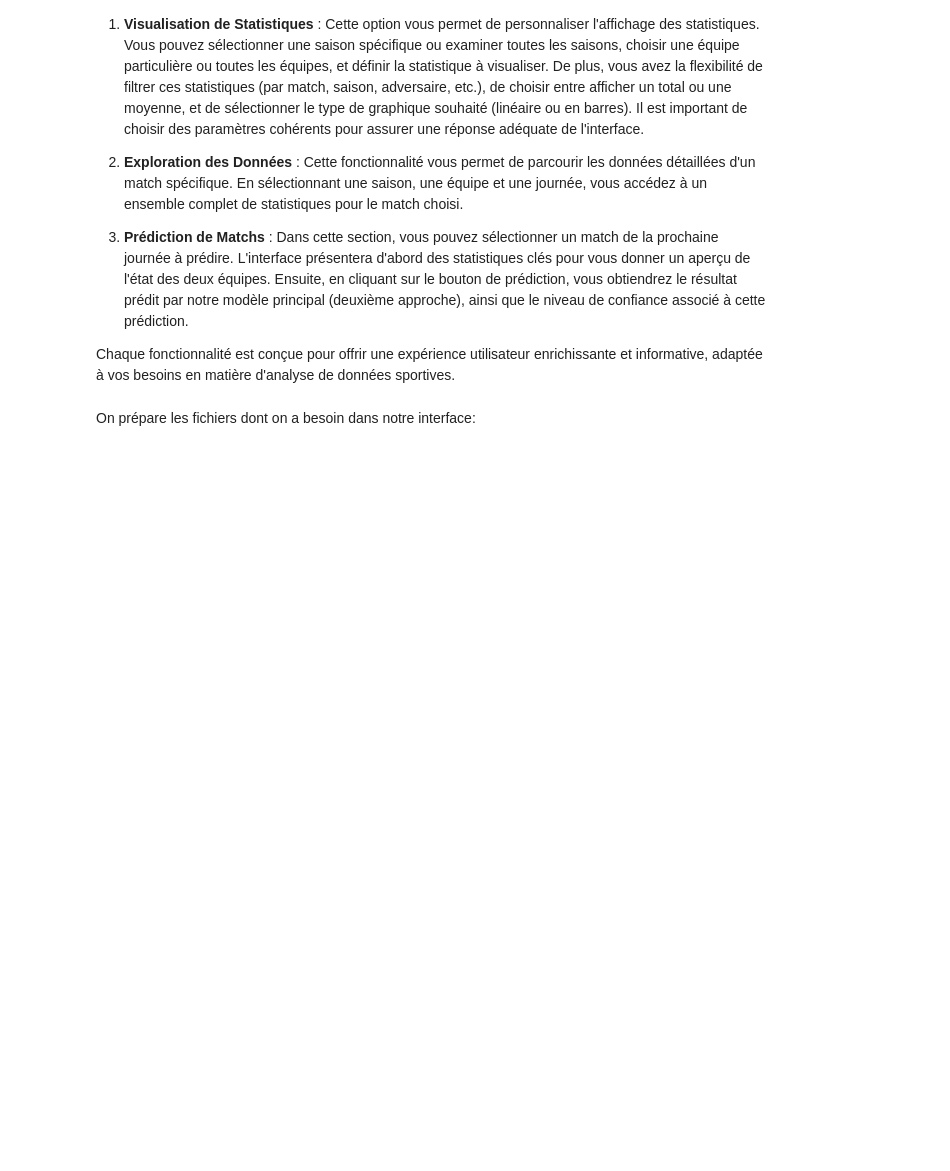
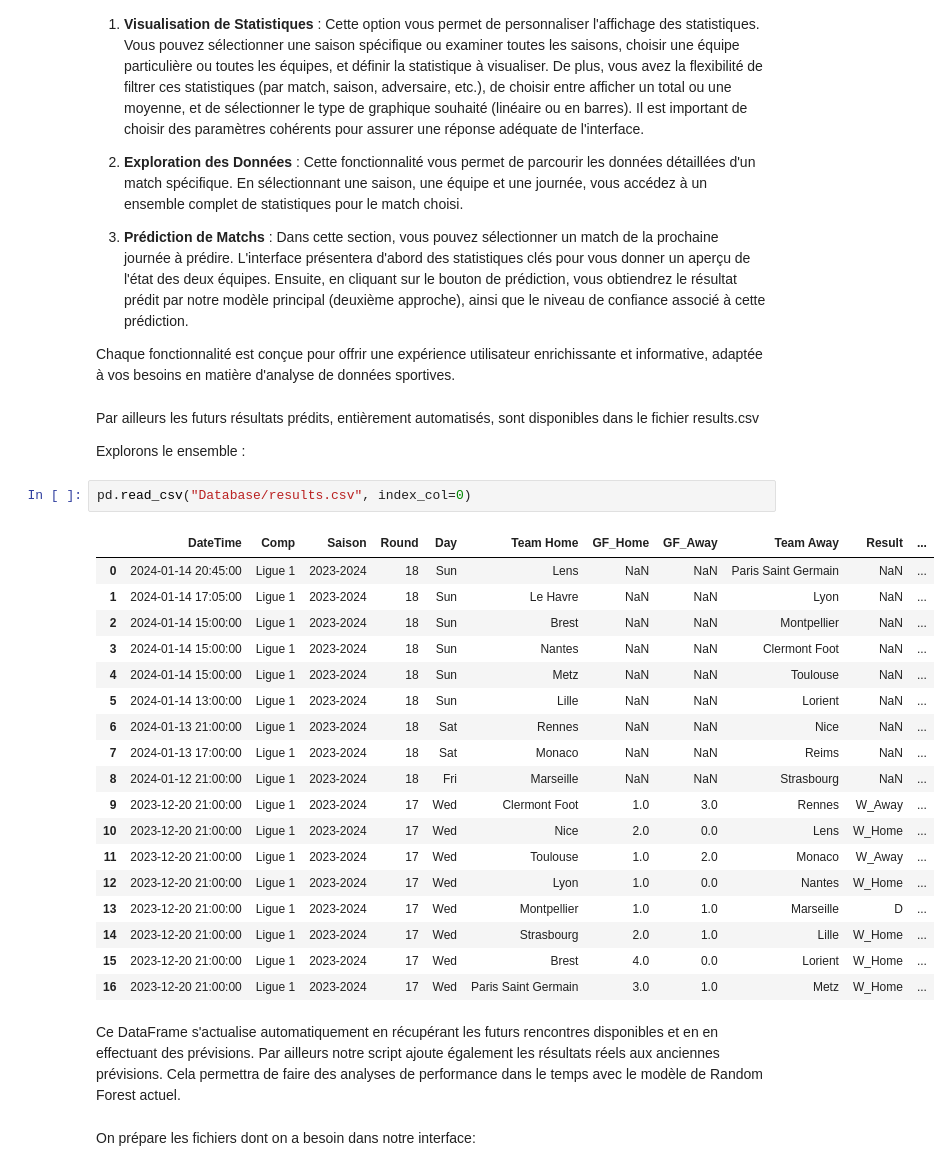
Before and after one commit to alexandreviard/Ligue1Predictor, a Jupyter notebook: Rapport_projet_python.ipynb, the cells around one changed output. Cells and saved outputs as stored; diff of their text form; blank space fills up the shorter version.

```diff
--- a/Rapport_projet_python.ipynb
+++ b/Rapport_projet_python.ipynb
@@ -741,6 +1075,33 @@ Nous avons développé une interface utilisateur intuitive pour présenter les r
 3. **Prédiction de Matchs** : Dans cette section, vous pouvez sélectionner un match de la prochaine journée à prédire. L'interface présentera d'abord des statistiques clés pour vous donner un aperçu de l'état des deux équipes. Ensuite, en cliquant sur le bouton de prédiction, vous obtiendrez le résultat prédit par notre modèle principal (deuxième approche), ainsi que le niveau de confiance associé à cette prédiction.
 
 Chaque fonctionnalité est conçue pour offrir une expérience utilisateur enrichissante et informative, adaptée à vos besoins en matière d'analyse de données sportives.
+# %% [markdown]
+Par ailleurs les futurs résultats prédits, entièrement automatisés, sont disponibles dans le fichier results.csv
+
+Explorons le ensemble :
+# %%
+pd.read_csv("Database/results.csv", index_col=0)
+# %% [output]
+|  | DateTime | Comp | Saison | Round | Day | Team Home | GF_Home | GF_Away | Team Away | Result | ... |
+| 0 | 2024-01-14 20:45:00 | Ligue 1 | 2023-2024 | 18 | Sun | Lens | NaN | NaN | Paris Saint Germain | NaN | ... |
+| 1 | 2024-01-14 17:05:00 | Ligue 1 | 2023-2024 | 18 | Sun | Le Havre | NaN | NaN | Lyon | NaN | ... |
+| 2 | 2024-01-14 15:00:00 | Ligue 1 | 2023-2024 | 18 | Sun | Brest | NaN | NaN | Montpellier | NaN | ... |
+| 3 | 2024-01-14 15:00:00 | Ligue 1 | 2023-2024 | 18 | Sun | Nantes | NaN | NaN | Clermont Foot | NaN | ... |
+| 4 | 2024-01-14 15:00:00 | Ligue 1 | 2023-2024 | 18 | Sun | Metz | NaN | NaN | Toulouse | NaN | ... |
+| 5 | 2024-01-14 13:00:00 | Ligue 1 | 2023-2024 | 18 | Sun | Lille | NaN | NaN | Lorient | NaN | ... |
+| 6 | 2024-01-13 21:00:00 | Ligue 1 | 2023-2024 | 18 | Sat | Rennes | NaN | NaN | Nice | NaN | ... |
+| 7 | 2024-01-13 17:00:00 | Ligue 1 | 2023-2024 | 18 | Sat | Monaco | NaN | NaN | Reims | NaN | ... |
+| 8 | 2024-01-12 21:00:00 | Ligue 1 | 2023-2024 | 18 | Fri | Marseille | NaN | NaN | Strasbourg | NaN | ... |
+| 9 | 2023-12-20 21:00:00 | Ligue 1 | 2023-2024 | 17 | Wed | Clermont Foot | 1.0 | 3.0 | Rennes | W_Away | ... |
+| 10 | 2023-12-20 21:00:00 | Ligue 1 | 2023-2024 | 17 | Wed | Nice | 2.0 | 0.0 | Lens | W_Home | ... |
+| 11 | 2023-12-20 21:00:00 | Ligue 1 | 2023-2024 | 17 | Wed | Toulouse | 1.0 | 2.0 | Monaco | W_Away | ... |
+| 12 | 2023-12-20 21:00:00 | Ligue 1 | 2023-2024 | 17 | Wed | Lyon | 1.0 | 0.0 | Nantes | W_Home | ... |
+| 13 | 2023-12-20 21:00:00 | Ligue 1 | 2023-2024 | 17 | Wed | Montpellier | 1.0 | 1.0 | Marseille | D | ... |
+| 14 | 2023-12-20 21:00:00 | Ligue 1 | 2023-2024 | 17 | Wed | Strasbourg | 2.0 | 1.0 | Lille | W_Home | ... |
+| 15 | 2023-12-20 21:00:00 | Ligue 1 | 2023-2024 | 17 | Wed | Brest | 4.0 | 0.0 | Lorient | W_Home | ... |
+| 16 | 2023-12-20 21:00:00 | Ligue 1 | 2023-2024 | 17 | Wed | Paris Saint Germain | 3.0 | 1.0 | Metz | W_Home | ... |
+# %% [markdown]
+Ce DataFrame s'actualise automatiquement en récupérant les futurs rencontres disponibles et en en effectuant des prévisions. Par ailleurs notre script ajoute également les résultats réels aux anciennes prévisions. Cela permettra de faire des analyses de performance dans le temps avec le modèle de Random Forest actuel.
 # %% [markdown]
 On prépare les fichiers dont on a besoin dans notre interface:
 # %%
```
Also changed, not shown: parts of 26 cells of this notebook.
